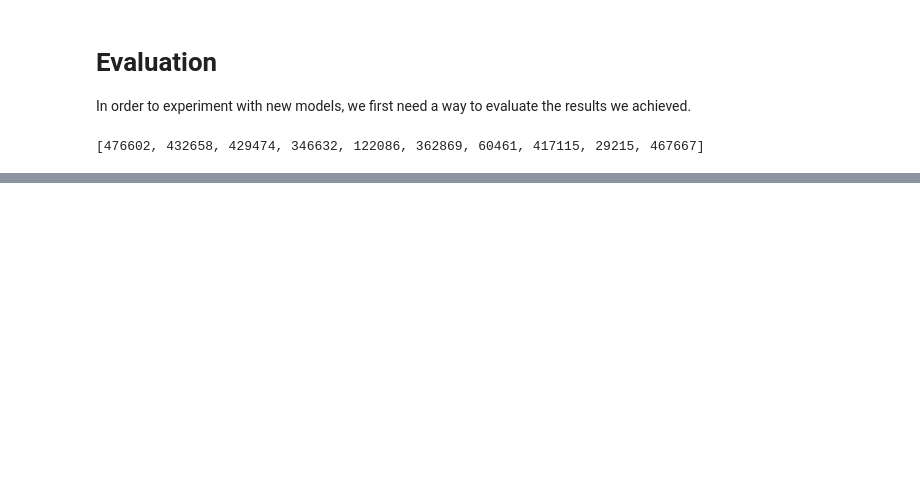
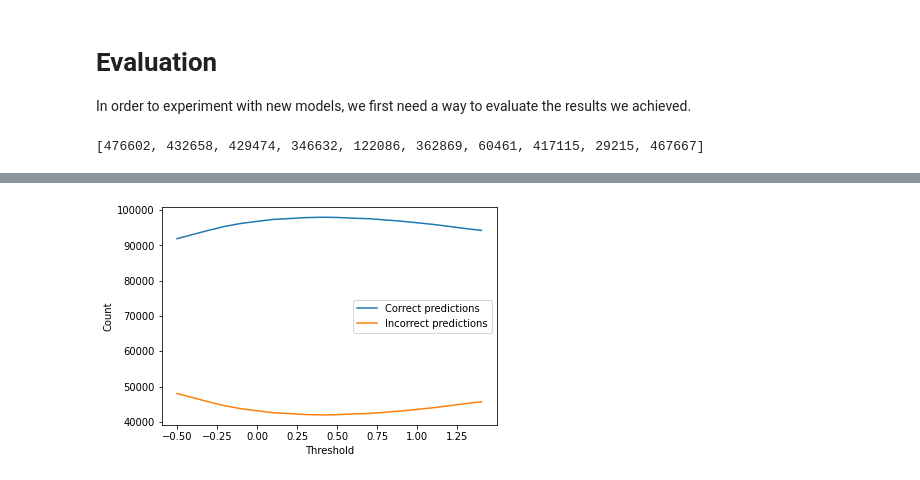
Before and after one commit to arnodeceuninck/neural-retrieval-bert, a Jupyter notebook: experiments.ipynb, the cells around one changed output, grey strips where cells are left out. Cells and saved outputs as stored; diff of their text form; code cells hidden in the pictures; blank space fills up the shorter version.

```diff
--- a/experiments.ipynb
+++ b/experiments.ipynb
@@ -345,0 +937,22 @@ test_evaluator(model, output_path=model_save_path)
+# %%
+import numpy as np  # Default python range doesn't support float steps
+from tqdm import tqdm
+
+# Test some possible threshold values
+max_score = -float("inf")
+best_threshold = 0
+
+scores = []
+rights = []
+wrongs = []
+thresholds = np.arange(-0.5, 1.5, 0.1)
+for threshold in tqdm(thresholds, total=thresholds.size):
+    score, right, wrong = get_threshold_score(threshold)
+    scores.append(score)
+    rights.append(right)
+    wrongs.append(wrong)
+
+    if score > max_score:
+        print(f"New max with threshold {threshold}: {score}")
+        max_score = score
+        best_threshold = threshold
@@ -345,0 +970,12 @@ test_evaluator(model, output_path=model_save_path)
+# %%
+import matplotlib.pyplot as plt
+# Make the plots
+# src: https://howtothink.readthedocs.io/en/latest/PvL_H.html
+plt.plot(thresholds, rights, label='Correct predictions')
+plt.plot(thresholds, wrongs, label='Incorrect predictions')
+plt.xlabel("Threshold")
+plt.ylabel("Count")
+plt.legend()
+plt.show()
+# %% [output]
+[figure, added]
```
Also changed, not shown: parts of 62 cells of this notebook, 3 other files.
